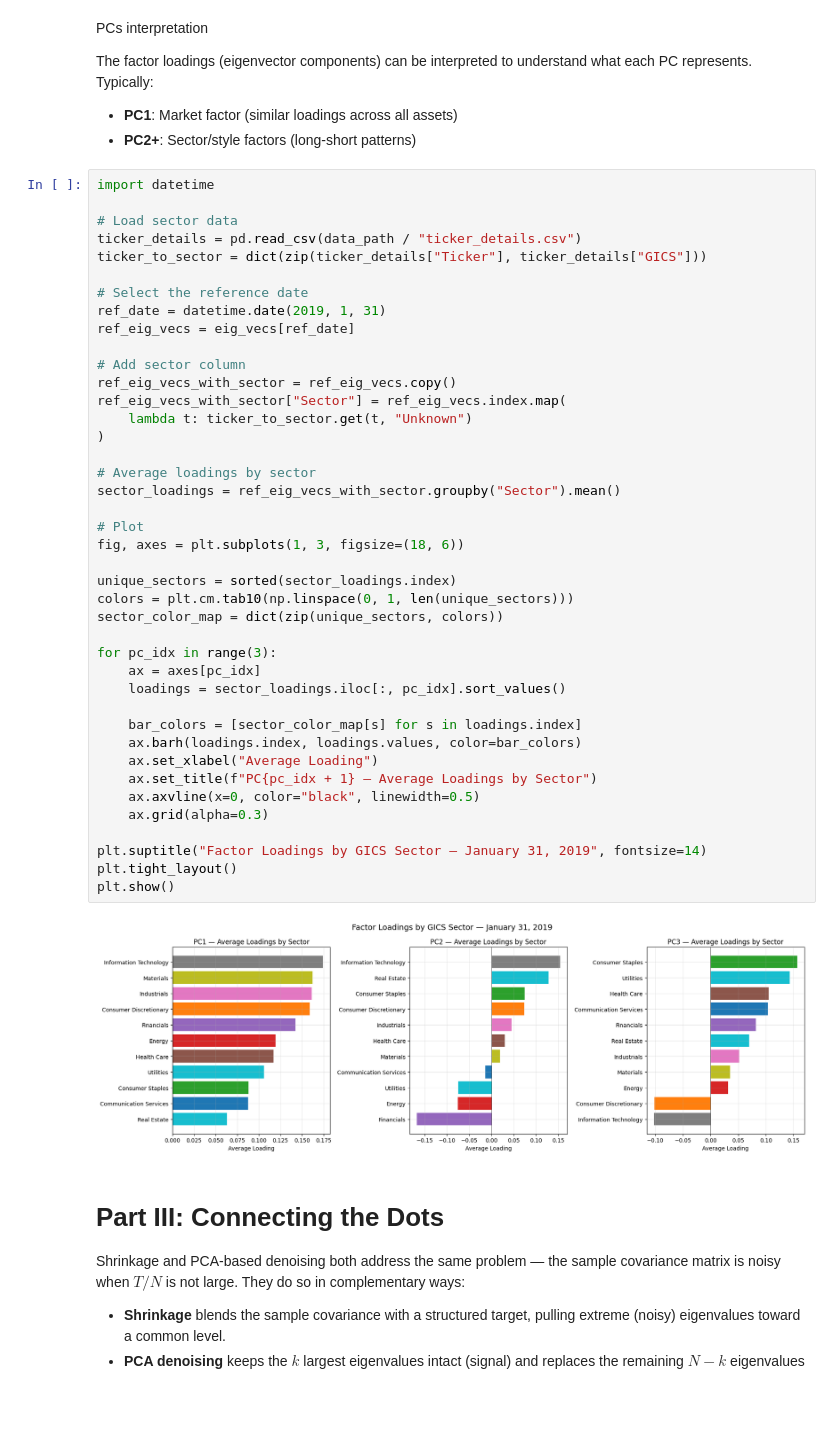
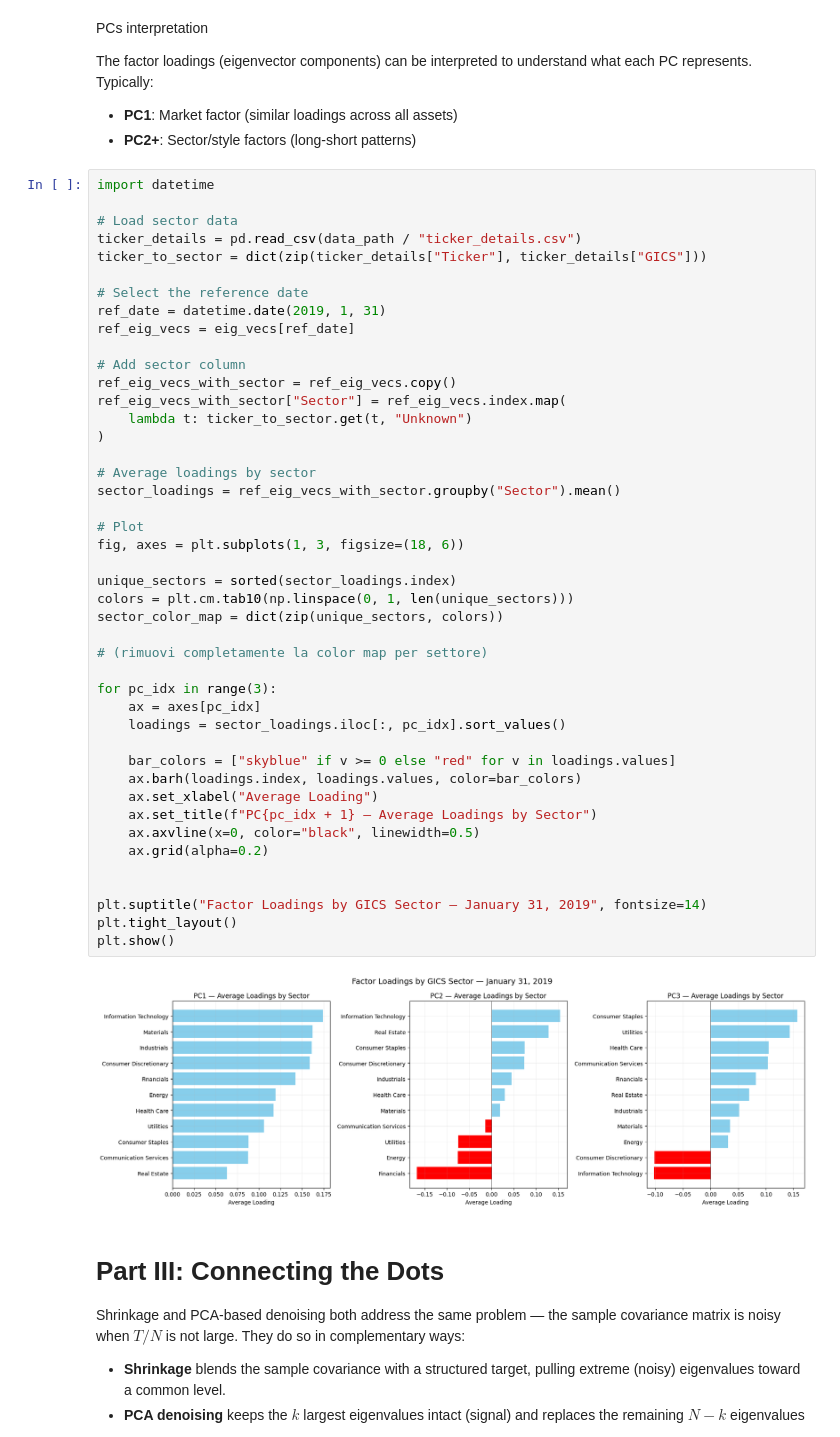
Before and after one commit to GabrielDelhay/FinEng_group6_2, a Jupyter notebook: assignment3_RM/ex3_notebook.ipynb, the cells around one changed output. Drawn from its saved outputs; the diff is of its cells as text; blank space fills up the shorter version.

```diff
--- a/assignment3_RM/ex3_notebook.ipynb
+++ b/assignment3_RM/ex3_notebook.ipynb
@@ -871,36 +871,39 @@ ref_eig_vecs = eig_vecs[ref_date]
 
 # Add sector column
 ref_eig_vecs_with_sector = ref_eig_vecs.copy()
 ref_eig_vecs_with_sector["Sector"] = ref_eig_vecs.index.map(
     lambda t: ticker_to_sector.get(t, "Unknown")
 )
 
 # Average loadings by sector
 sector_loadings = ref_eig_vecs_with_sector.groupby("Sector").mean()
 
 # Plot
 fig, axes = plt.subplots(1, 3, figsize=(18, 6))
 
 unique_sectors = sorted(sector_loadings.index)
 colors = plt.cm.tab10(np.linspace(0, 1, len(unique_sectors)))
 sector_color_map = dict(zip(unique_sectors, colors))
 
+# (rimuovi completamente la color map per settore)
+
 for pc_idx in range(3):
     ax = axes[pc_idx]
     loadings = sector_loadings.iloc[:, pc_idx].sort_values()
 
-    bar_colors = [sector_color_map[s] for s in loadings.index]
+    bar_colors = ["skyblue" if v >= 0 else "red" for v in loadings.values]
     ax.barh(loadings.index, loadings.values, color=bar_colors)
     ax.set_xlabel("Average Loading")
     ax.set_title(f"PC{pc_idx + 1} — Average Loadings by Sector")
     ax.axvline(x=0, color="black", linewidth=0.5)
-    ax.grid(alpha=0.3)
+    ax.grid(alpha=0.2)
+
 
 plt.suptitle("Factor Loadings by GICS Sector — January 31, 2019", fontsize=14)
 plt.tight_layout()
 plt.show()
 # %% [output]
-[figure, old version]
+[figure, new version]
 # %% [markdown]
 # Part III: Connecting the Dots
 
```
Also changed, not shown: parts of 4 cells of this notebook, 1 other file.
